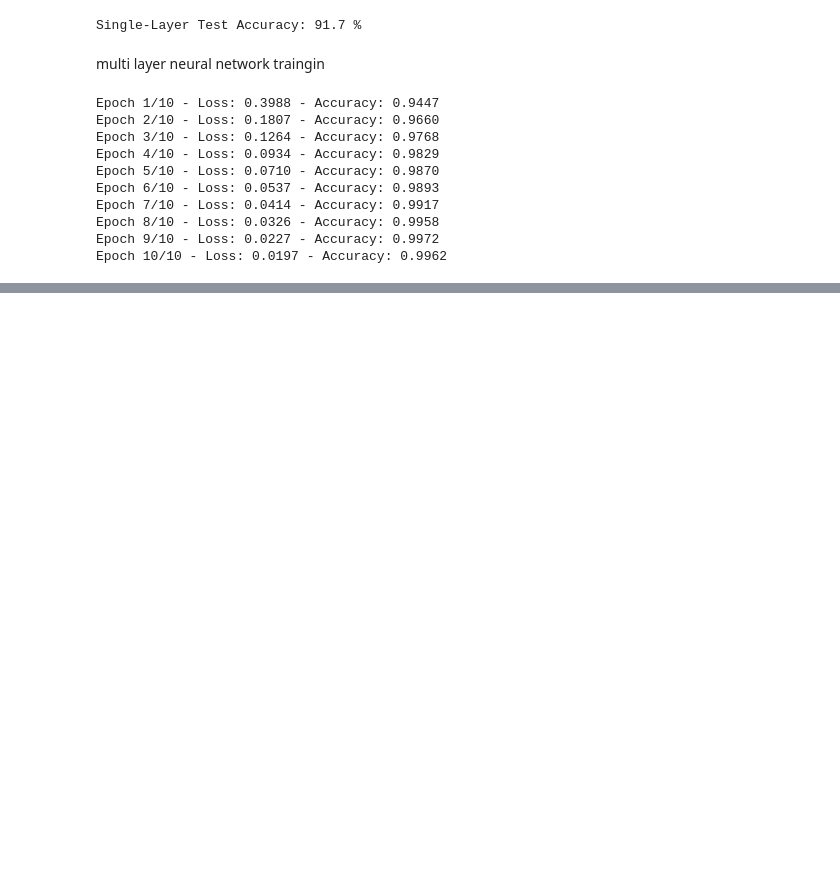
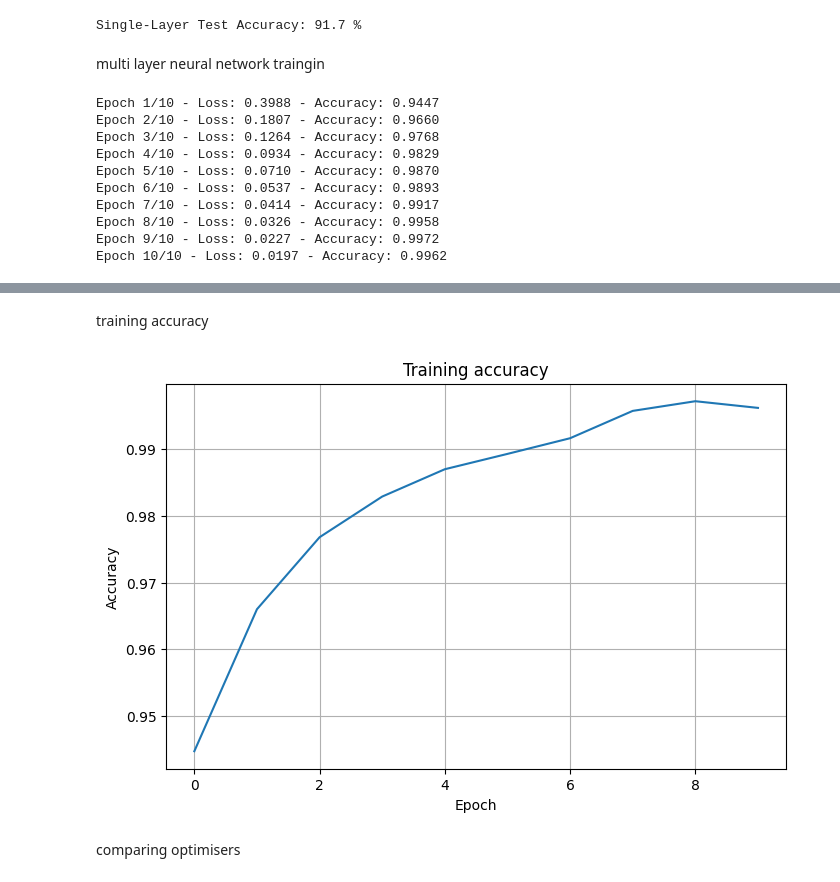
Before and after one commit to uzmaa29/dnn-and-hyperparameter-optimizer, a Jupyter notebook: DNN.ipynb, the cells around one changed output, grey strips where cells are left out. Drawn from its saved outputs; the diff is of its cells as text; code cells hidden in the pictures; blank space fills up the shorter version.

```diff
--- a/DNN.ipynb
+++ b/DNN.ipynb
@@ -569,0 +595,15 @@ Epoch 10/10 - Loss: 0.0197 - Accuracy: 0.9962
+# %% [markdown]
+training accuracy
+# %%
+plt.figure(figsize=(8,5))
+
+plt.plot(history["accuracy"])
+plt.xlabel("Epoch")
+plt.ylabel("Accuracy")
+plt.title("Training accuracy")
+plt.grid(True)
+plt.show()
+# %% [output]
+[figure, added]
+# %% [markdown]
+comparing optimisers
```
Also changed, not shown: parts of 7 cells of this notebook.
